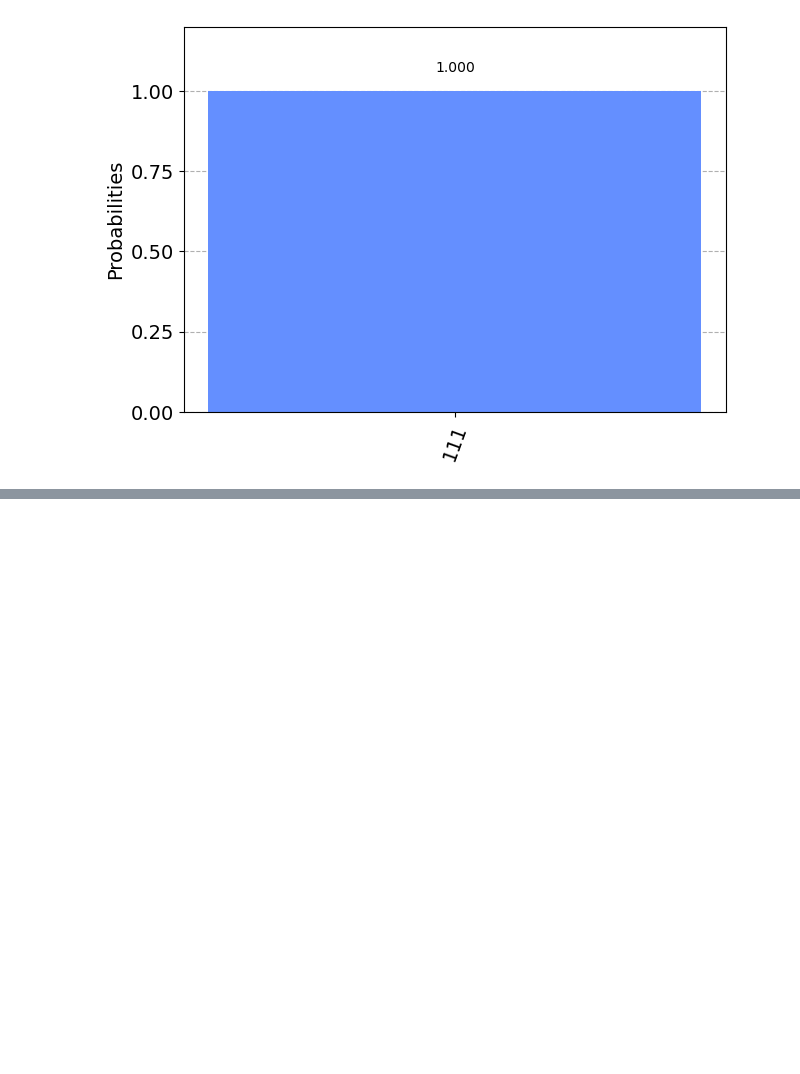
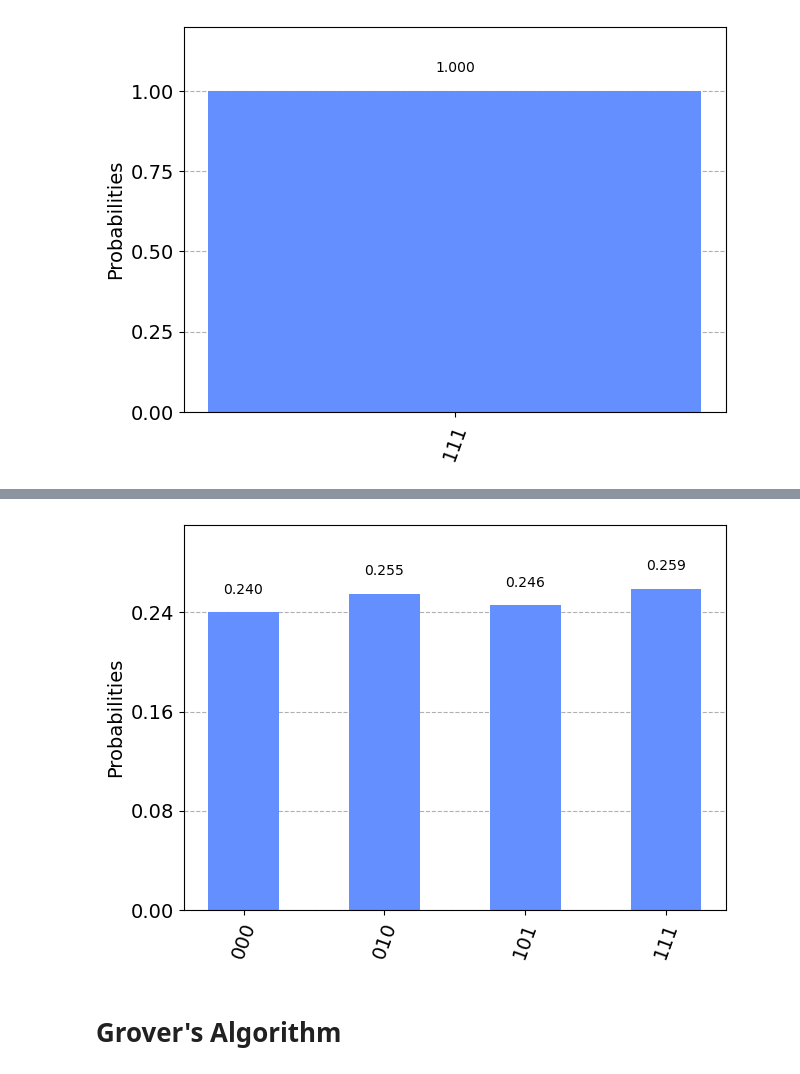
Before and after one commit to fabiocfabini/Quantum-Computing, a Jupyter notebook: Study/Quantum-Algorithms.ipynb, the cells around one changed output, grey strips where cells are left out. Cells and saved outputs as stored; diff of their text form; code cells hidden in the pictures; blank space fills up the shorter version.

```diff
--- a/Study/Quantum-Algorithms.ipynb
+++ b/Study/Quantum-Algorithms.ipynb
@@ -9,9 +9,9 @@ IBMQ.load_account()
 # %% [output]
 <AccountProvider for IBMQ(hub='ibm-q', group='open', project='main')>
 # %%
-def simulate_circuit(circuit):
+def simulate_circuit(circuit, shots=1024):
     backend = Aer.get_backend('qasm_simulator')
-    job = execute(circuit, backend=backend, shots=1024)
+    job = execute(circuit, backend=backend, shots=shots)
     result = job.result()
     counts = result.get_counts(circuit)
     return counts
@@ -485,0 +595,7 @@ plot_histogram(counts)
+# %%
+counts = simulate_circuit(qc)
+plot_histogram(counts)
+# %% [output]
+[figure, added]
+# %% [markdown]
+# Grover's Algorithm
```
Also changed, not shown: parts of 4 cells of this notebook.
